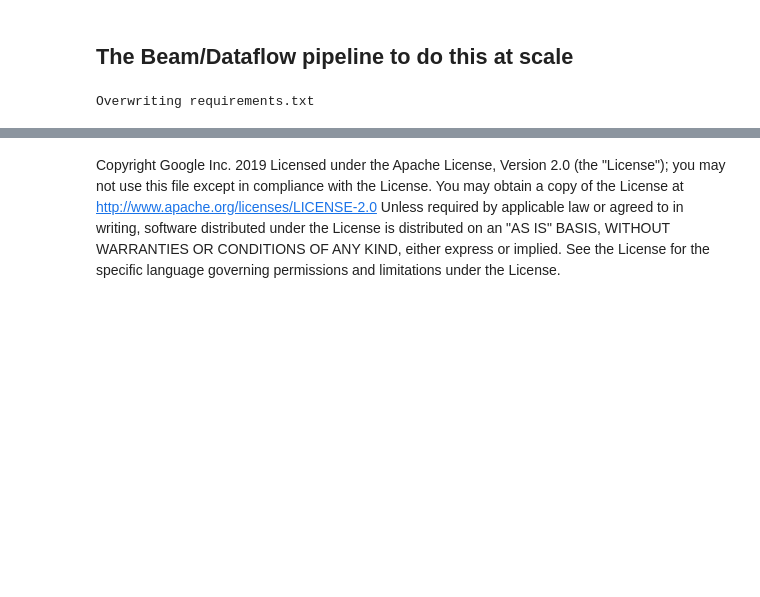
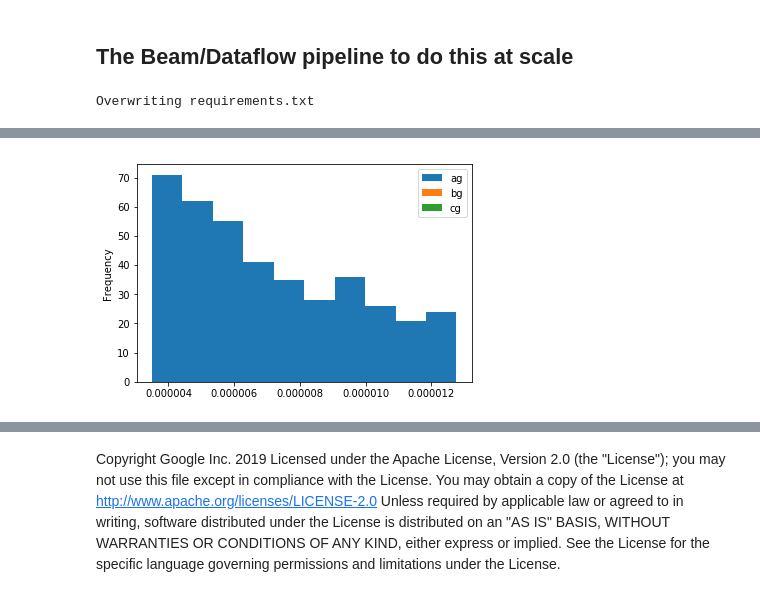
Before and after one commit to GoogleCloudPlatform/bigquery-oreilly-book, a Jupyter notebook: 05_devel/statfit.ipynb, the cells around one changed output, grey strips where cells are left out. Drawn from its saved outputs; the diff is of its cells as text; code cells hidden in the pictures; blank space fills up the shorter version.

```diff
--- a/05_devel/statfit.ipynb
+++ b/05_devel/statfit.ipynb
@@ -155,0 +197,3 @@ AttributeError: 'module' object has no attribute 'WriteToBigQuery'
+# %%
+stats = stations.describe()
+stats
@@ -155,0 +210,4 @@ AttributeError: 'module' object has no attribute 'WriteToBigQuery'
+# %%
+stations.plot.hist('ag', range=[stats['ag']['25%'], stats['ag']['75%']]);
+# %% [output]
+[figure, added]
```
Also changed, not shown: parts of 14 cells of this notebook, 2 other files.
